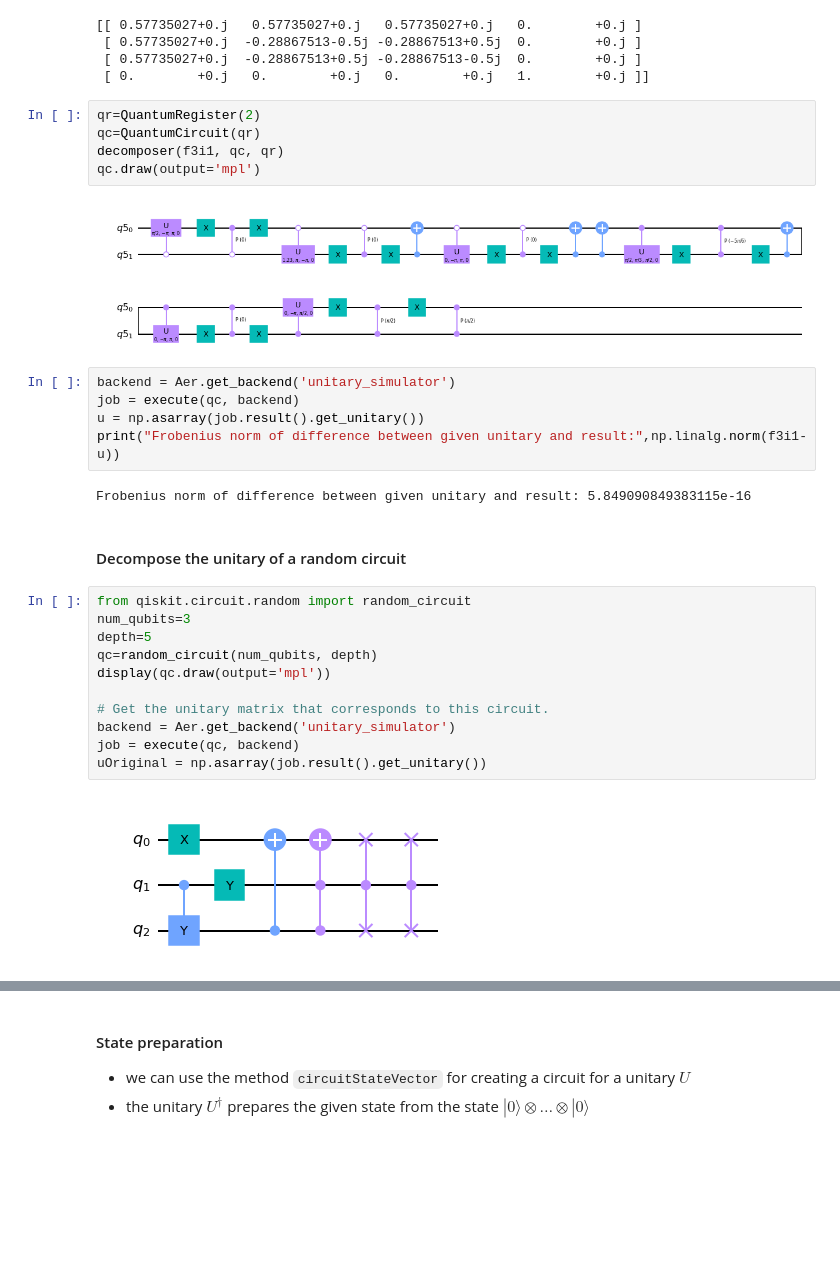
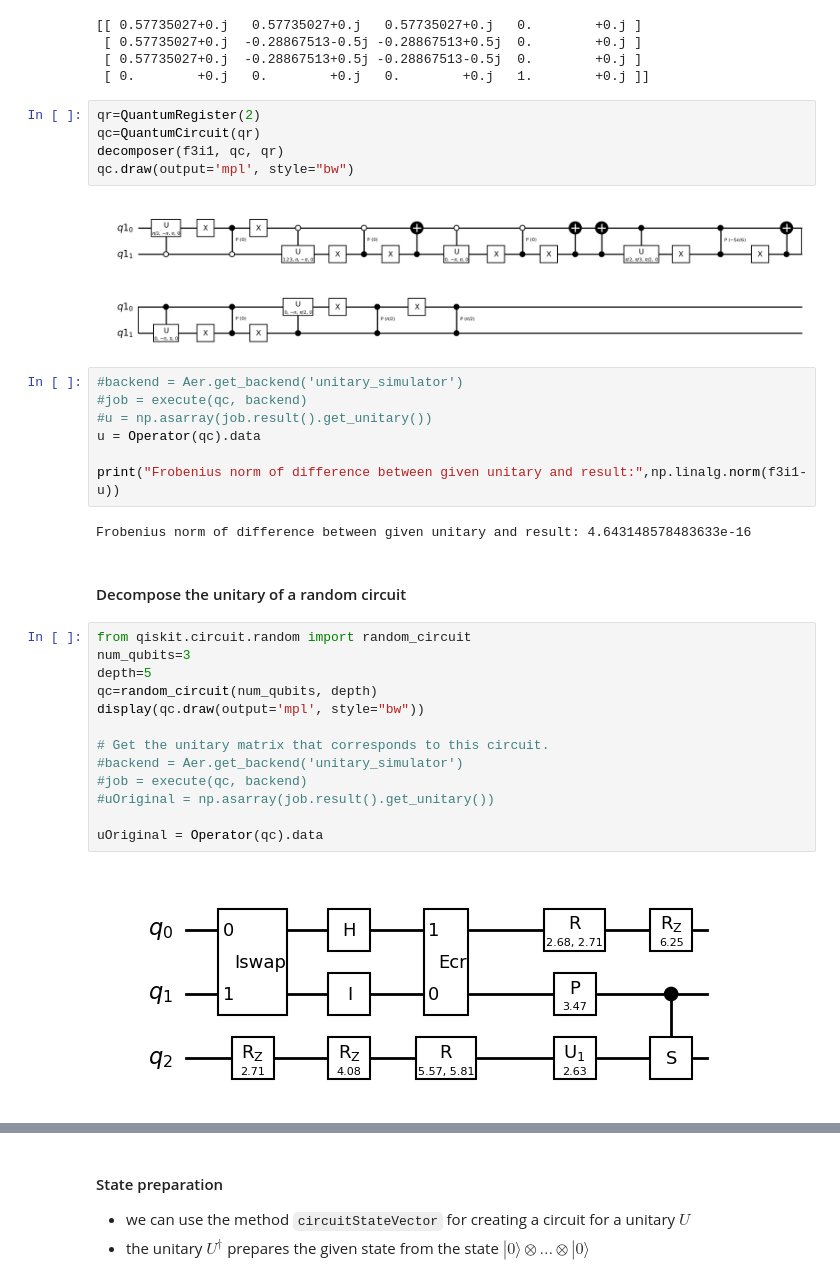
Before and after one commit to JoSQUANTUM/pygrnd, a Jupyter notebook: notebooks/circuitConstructor.ipynb, the cells around one changed output, grey strips where cells are left out. Cells and saved outputs as stored; diff of their text form; blank space fills up the shorter version.

```diff
--- a/notebooks/circuitConstructor.ipynb
+++ b/notebooks/circuitConstructor.ipynb
@@ -60,31 +67,35 @@ print(f3i1)
 qr=QuantumRegister(2)
 qc=QuantumCircuit(qr)
 decomposer(f3i1, qc, qr)
-qc.draw(output='mpl')
+qc.draw(output='mpl', style="bw")
 # %% [output]
-[figure, old version]
+[figure, new version]
 # %%
-backend = Aer.get_backend('unitary_simulator')
-job = execute(qc, backend)
-u = np.asarray(job.result().get_unitary())
+#backend = Aer.get_backend('unitary_simulator')
+#job = execute(qc, backend)
+#u = np.asarray(job.result().get_unitary())
+u = Operator(qc).data
+
 print("Frobenius norm of difference between given unitary and result:",np.linalg.norm(f3i1-u))
 # %% [output]
-Frobenius norm of difference between given unitary and result: 5.849090849383115e-16
+Frobenius norm of difference between given unitary and result: 4.643148578483633e-16
 # %% [markdown]
 #### Decompose the unitary of a random circuit
 # %%
 from qiskit.circuit.random import random_circuit
 num_qubits=3
 depth=5
 qc=random_circuit(num_qubits, depth)
-display(qc.draw(output='mpl'))
+display(qc.draw(output='mpl', style="bw"))
 
 # Get the unitary matrix that corresponds to this circuit.
-backend = Aer.get_backend('unitary_simulator')
-job = execute(qc, backend)
-uOriginal = np.asarray(job.result().get_unitary())
+#backend = Aer.get_backend('unitary_simulator')
+#job = execute(qc, backend)
+#uOriginal = np.asarray(job.result().get_unitary())
+
+uOriginal = Operator(qc).data
 # %% [output]
-[figure, old version]
+[figure, new version]
 # %%
 qr=QuantumRegister(num_qubits)
 qc=QuantumCircuit(qr)
```
Also changed, not shown: parts of 8 cells of this notebook, 3 other files.
